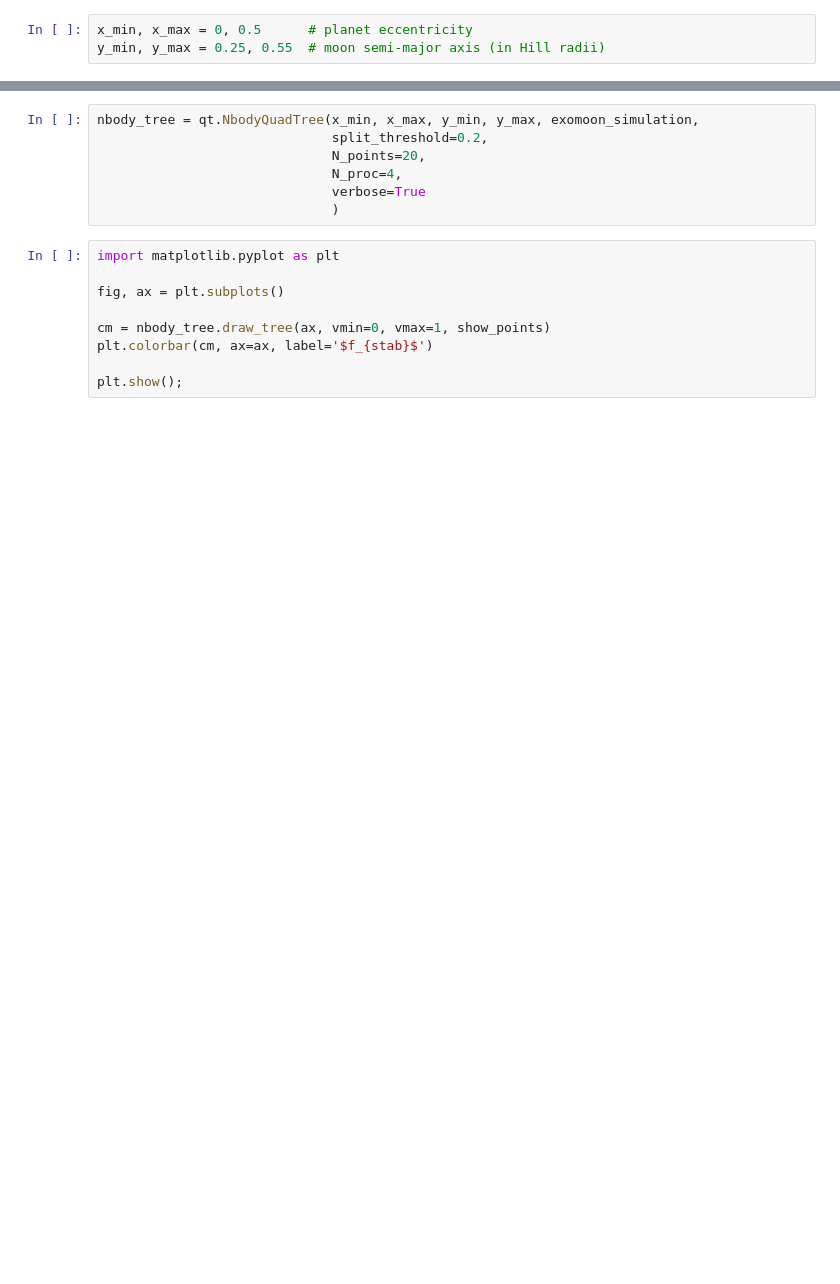
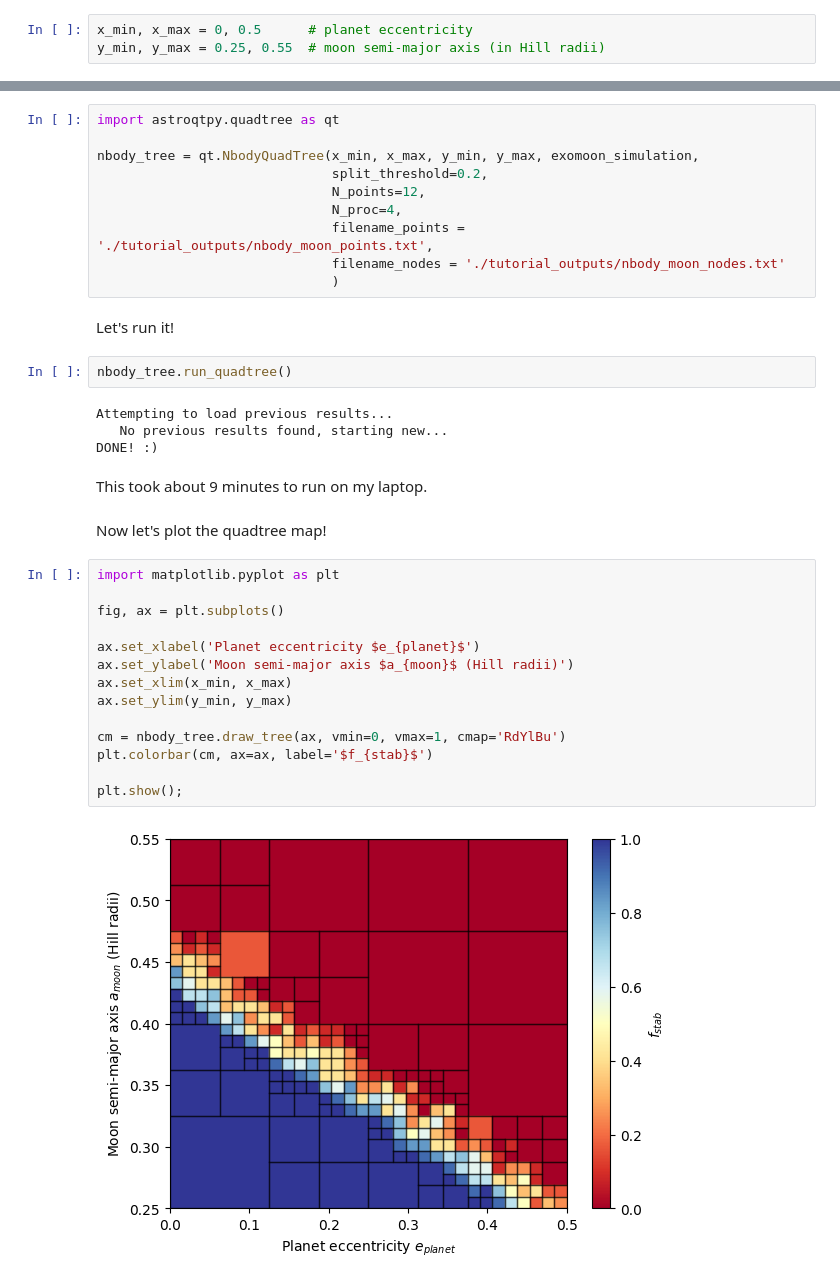
Before and after one commit to CalebHarada/astroQTpy, a Jupyter notebook: docs/tutorials/nbody_exomoon_tutorial.ipynb, the cells around one changed output, grey strips where cells are left out. Cells and saved outputs as stored; diff of their text form; blank space fills up the shorter version.

Commit message:
add new tutorials; update docs

```diff
--- a/docs/tutorials/nbody_exomoon_tutorial.ipynb
+++ b/docs/tutorials/nbody_exomoon_tutorial.ipynb
@@ -126,16 +139,38 @@ import astroqtpy.quadtree as qt
 # %%
+import astroqtpy.quadtree as qt
+
 nbody_tree = qt.NbodyQuadTree(x_min, x_max, y_min, y_max, exomoon_simulation,
                               split_threshold=0.2,
-                              N_points=20,
+                              N_points=12,
                               N_proc=4,
-                              verbose=True
+                              filename_points = './tutorial_outputs/nbody_moon_points.txt',
+                              filename_nodes = './tutorial_outputs/nbody_moon_nodes.txt'
                               )
+# %% [markdown]
+Let's run it!
+# %%
+nbody_tree.run_quadtree()
+# %% [output]
+Attempting to load previous results...
+   No previous results found, starting new...
+DONE! :)
+# %% [markdown]
+This took about 9 minutes to run on my laptop.
+# %% [markdown]
+Now let's plot the quadtree map!
 # %%
 import matplotlib.pyplot as plt
 
 fig, ax = plt.subplots()
 
-cm = nbody_tree.draw_tree(ax, vmin=0, vmax=1, show_points)
+ax.set_xlabel('Planet eccentricity $e_{planet}$')
+ax.set_ylabel('Moon semi-major axis $a_{moon}$ (Hill radii)')
+ax.set_xlim(x_min, x_max)
+ax.set_ylim(y_min, y_max)
+
+cm = nbody_tree.draw_tree(ax, vmin=0, vmax=1, cmap='RdYlBu')
 plt.colorbar(cm, ax=ax, label='$f_{stab}$')
 
 plt.show();
+# %% [output]
+[figure, added]
```
Also changed, not shown: parts of 20 cells of this notebook, 21 other files.
